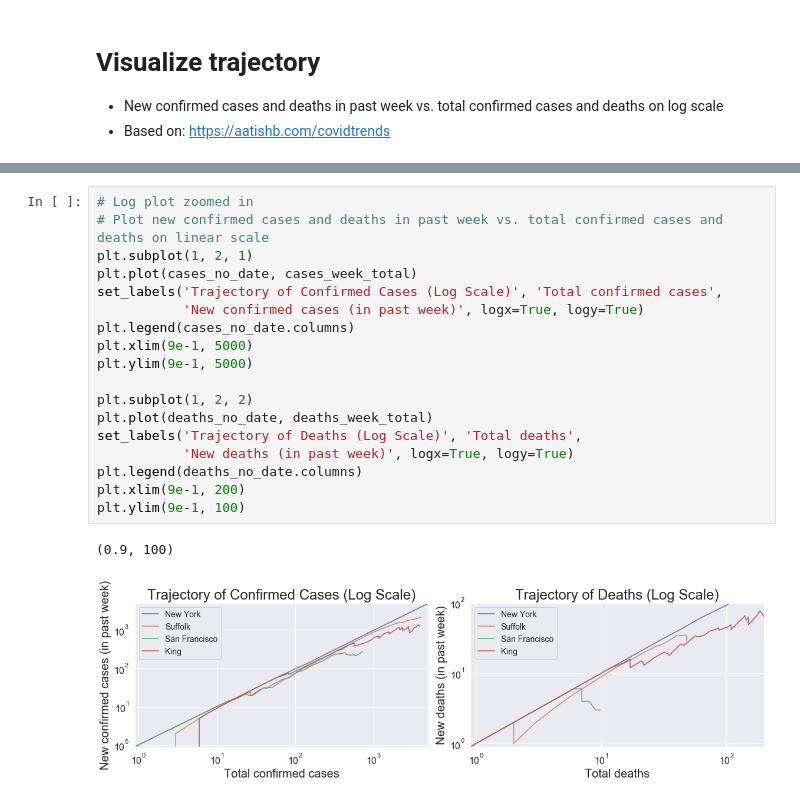
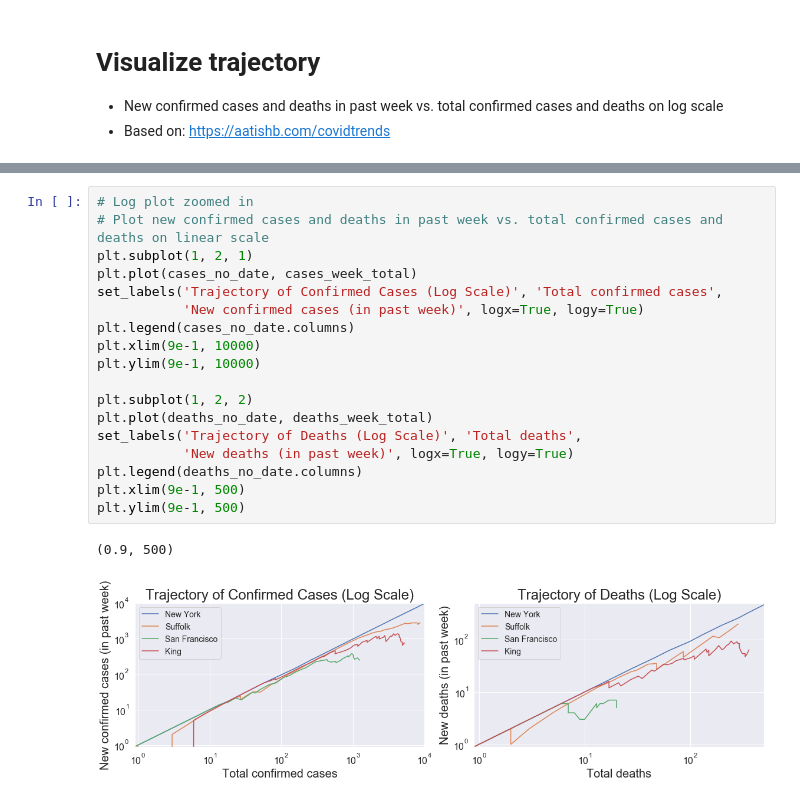
Before and after one commit to AMWen/COVID-19, a Jupyter notebook: COVID-19 by county JHU CSSE.ipynb, the cells around one changed output, grey strips where cells are left out. Cells and saved outputs as stored; diff of their text form.

```diff
--- a/COVID-19 by county JHU CSSE.ipynb
+++ b/COVID-19 by county JHU CSSE.ipynb
@@ -196,21 +196,21 @@ plt.legend(['New York', 'Boston', 'San Francisco', 'Seattle'])
 # %%
 # Log plot zoomed in
 # Plot new confirmed cases and deaths in past week vs. total confirmed cases and deaths on linear scale
 plt.subplot(1, 2, 1)
 plt.plot(cases_no_date, cases_week_total)
 set_labels('Trajectory of Confirmed Cases (Log Scale)', 'Total confirmed cases',
            'New confirmed cases (in past week)', logx=True, logy=True)
 plt.legend(cases_no_date.columns)
-plt.xlim(9e-1, 5000)
-plt.ylim(9e-1, 5000)
+plt.xlim(9e-1, 10000)
+plt.ylim(9e-1, 10000)
 
 plt.subplot(1, 2, 2)
 plt.plot(deaths_no_date, deaths_week_total)
 set_labels('Trajectory of Deaths (Log Scale)', 'Total deaths',
            'New deaths (in past week)', logx=True, logy=True)
 plt.legend(deaths_no_date.columns)
-plt.xlim(9e-1, 200)
-plt.ylim(9e-1, 100)
+plt.xlim(9e-1, 500)
+plt.ylim(9e-1, 500)
 # %% [output]
-(0.9, 100)
+(0.9, 500)
-[figure, old version]
+[figure, new version]
```
Also changed, not shown: parts of 8 cells of this notebook, 8 other files.
